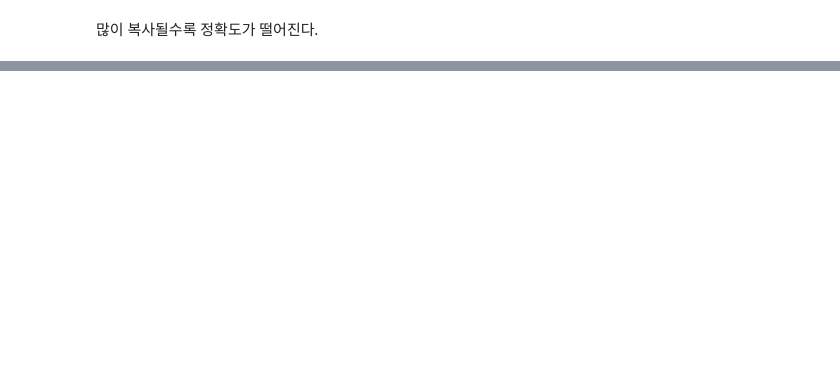
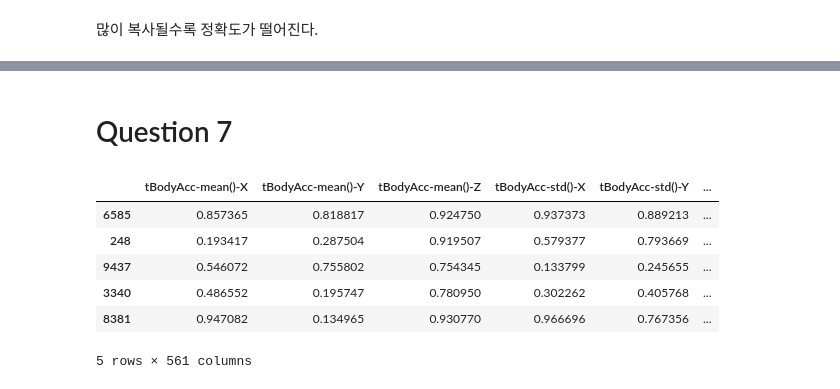
Before and after one commit to jimin-kiim/MachineLearning, a Jupyter notebook: Naive_Bayes_Exercises.ipynb, the cells around one changed output, grey strips where cells are left out. Cells and saved outputs as stored; diff of their text form; code cells hidden in the pictures; blank space fills up the shorter version.

```diff
--- a/Naive_Bayes_Exercises.ipynb
+++ b/Naive_Bayes_Exercises.ipynb
@@ -186,0 +189,7 @@ ax.set(
+# %%
+import pandas as pd
+import numpy as np
+
+filepath = os.sep.join(data_path + ['Human_Activity_Recognition_Using_Smartphones_Data.csv'])
+data = pd.read_csv(filepath, sep=',')
+data.dtypes.value_counts()
@@ -186,0 +200,6 @@ ax.set(
+# %%
+from sklearn.model_selection import train_test_split
+
+X = data.drop('Activity', axis=1)
+y = data.Activity
+Xtrain, Xtest, ytrain, ytest = train_test_split(X, y)
@@ -186,0 +225,13 @@ ax.set(
+# %% [markdown]
+# Question 7
+# %%
+X_discrete = X.rank(pct = True) # 각 데이터 특징에 랭킹을 매겨서 랭킹에 대해 퍼센테이지화하는 것
+X_discrete.sample(5)
+# %% [output]
+|  | tBodyAcc-mean()-X | tBodyAcc-mean()-Y | tBodyAcc-mean()-Z | tBodyAcc-std()-X | tBodyAcc-std()-Y | ... |
+| 6585 | 0.857365 | 0.818817 | 0.924750 | 0.937373 | 0.889213 | ... |
+| 248 | 0.193417 | 0.287504 | 0.919507 | 0.579377 | 0.793669 | ... |
+| 9437 | 0.546072 | 0.755802 | 0.754345 | 0.133799 | 0.245655 | ... |
+| 3340 | 0.486552 | 0.195747 | 0.780950 | 0.302262 | 0.405768 | ... |
+| 8381 | 0.947082 | 0.134965 | 0.930770 | 0.966696 | 0.767356 | ... |
+5 rows × 561 columns
```
Also changed, not shown: parts of 9 cells of this notebook.
